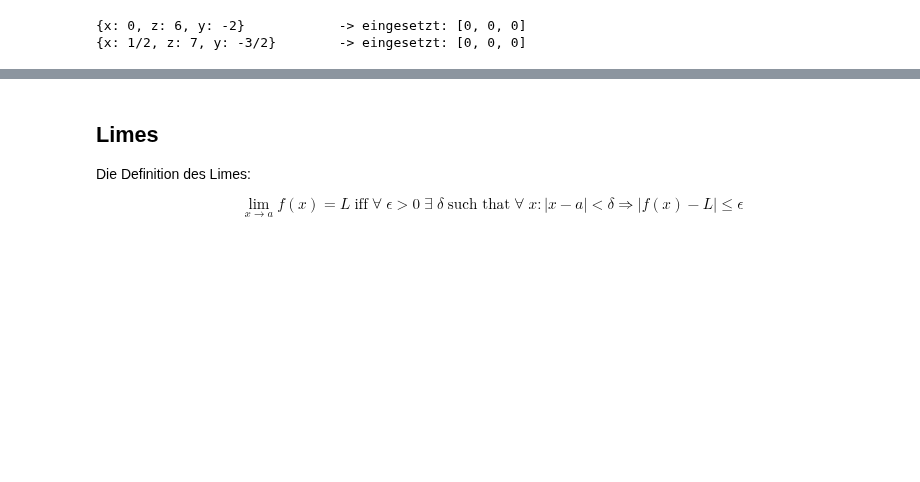
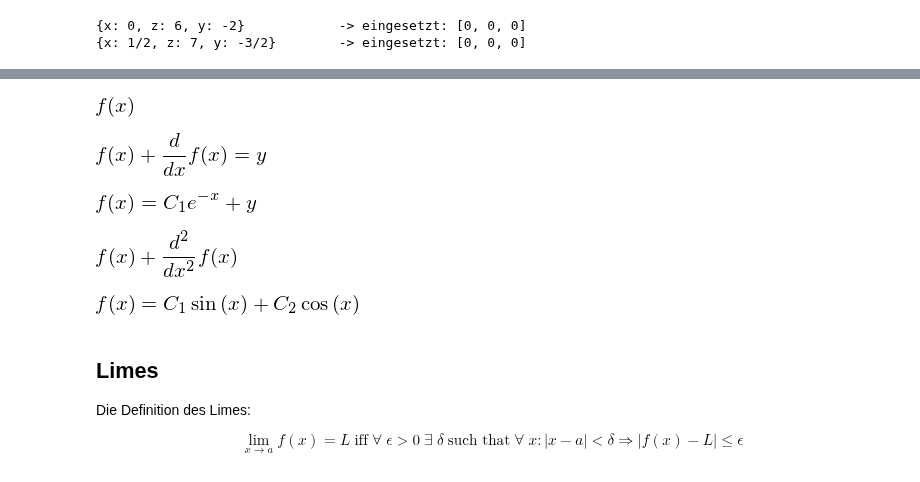
Before and after one commit to haraldschilly/python-fuer-mathematiker, a Jupyter notebook: doc/3-1-symbolisch_rechnen.ipynb, the cells around one changed output, grey strips where cells are left out. Saved outputs shown, nothing was run; the diff lists cells and outputs as text; code cells hidden in the pictures; blank space fills up the shorter version.

Commit message:
sympy: more in integrals, unevaluated expressions, etc.

```diff
--- a/doc/3-1-symbolisch_rechnen.ipynb
+++ b/doc/3-1-symbolisch_rechnen.ipynb
@@ -263,3 +283,28 @@ for sol in sol3:
+# %%
+from sympy import symbols, Function, Eq
+f = symbols("f", cls=Function)
+f(x)
+# %% [output]
+[figure, added]
+# %%
+dgl1 = Eq(f(x) + f(x).diff(x), y)
+dgl1
+# %% [output]
+[figure, added]
+# %%
+from sympy import dsolve
+dsolve(dgl1, f(x))
+# %% [output]
+[figure, added]
+# %%
+dgl2 = f(x).diff(x, x) + f(x)
+dgl2
+# %% [output]
+[figure, added]
+# %%
+dsolve(dgl2, f(x))
+# %% [output]
+[figure, added]
 # %% [markdown]
 ## Limes
 
```
Also changed, not shown: parts of 58 cells of this notebook, 4 other files.
